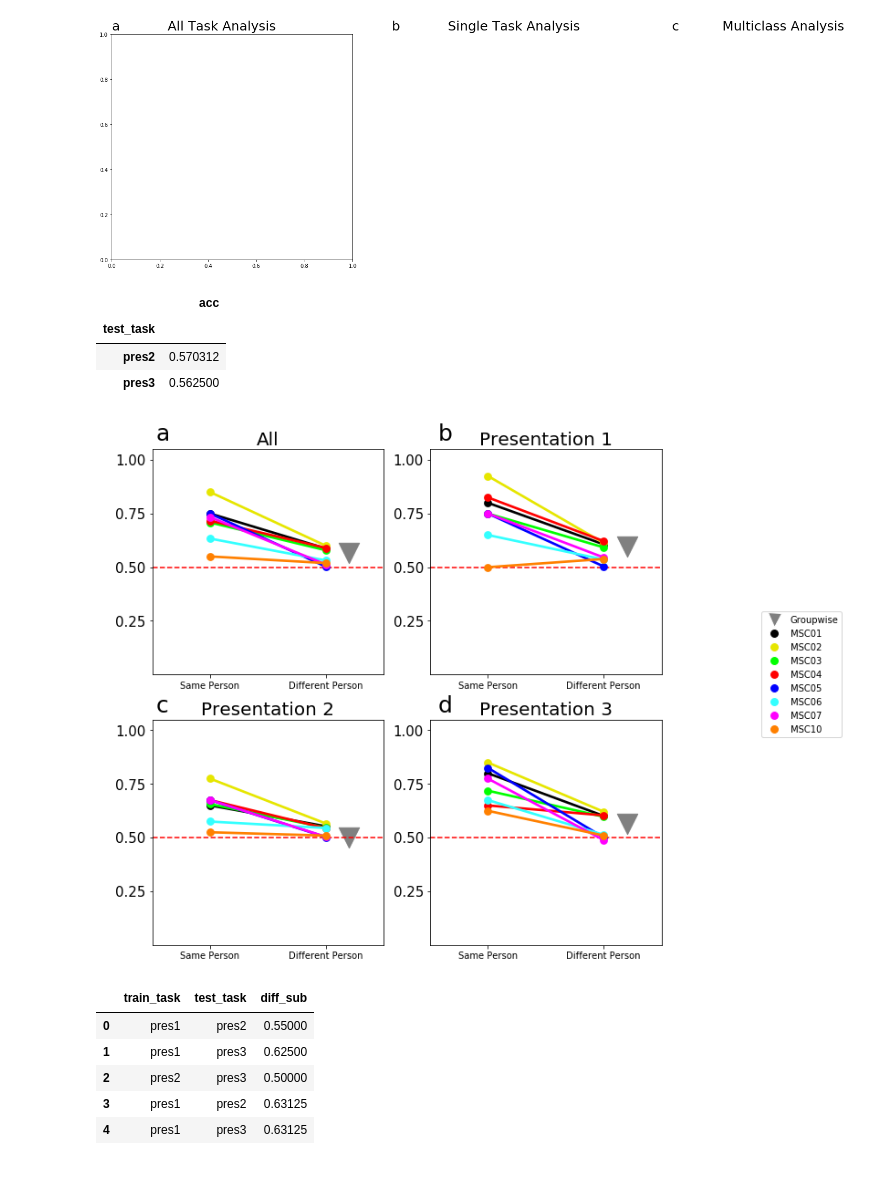
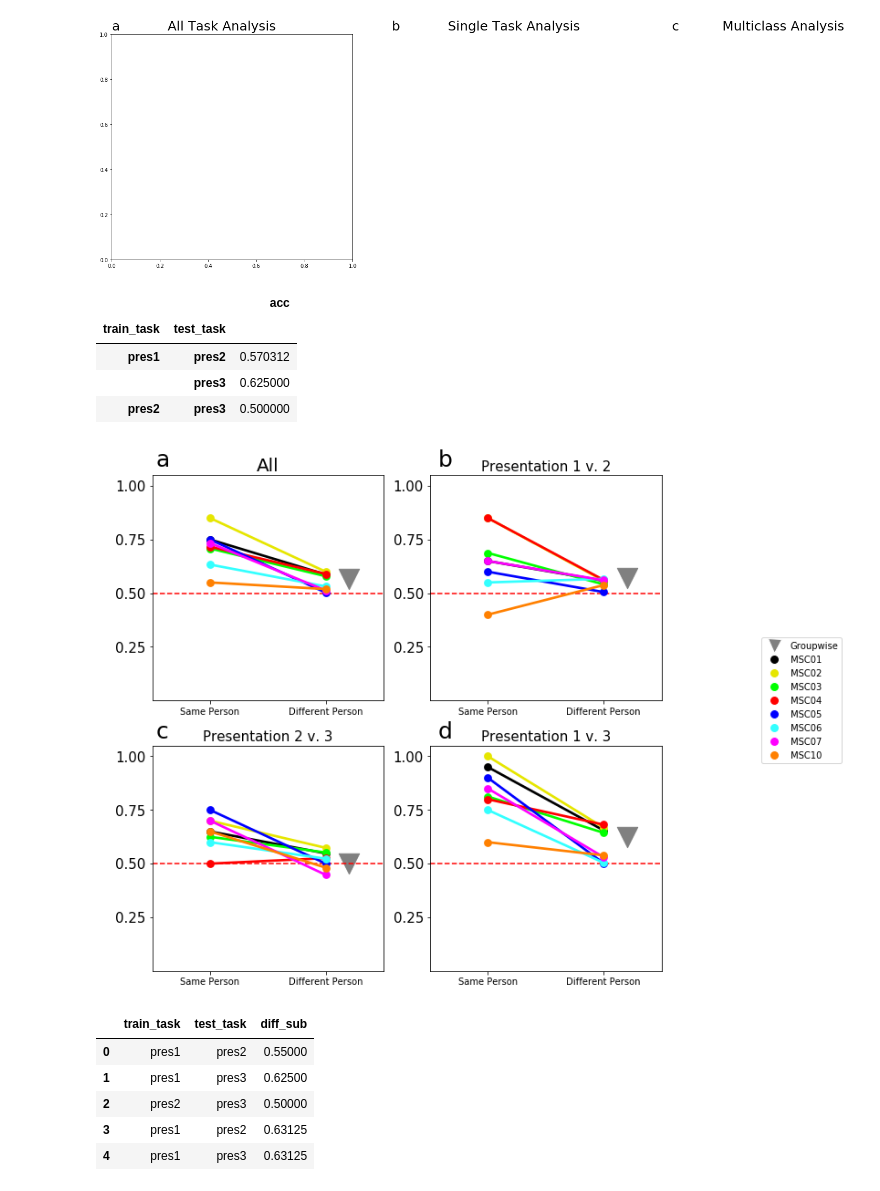
Before and after one commit to GrattonLab/Porteretal_taskprediction, a Jupyter notebook: code/pyScripts/Figures/FinalFigures.ipynb, the cells around one changed output. Cells and saved outputs as stored; diff of their text form; code cells hidden in the pictures.

```diff
--- a/code/pyScripts/Figures/FinalFigures.ipynb
+++ b/code/pyScripts/Figures/FinalFigures.ipynb
@@ -759,13 +761,14 @@ groupMemPres=gMem.groupby(['train_task','test_task']).mean()
 gMem_all = gMem.mean()
 pres3=groupMemPres.groupby(['test_task']).mean()
 # %%
-#groupMemPres.loc['pres1', 'groupwise']
-pres3=groupMemPres.groupby(['test_task']).mean()
+#groupMemPres.loc['pres1', 'pres2']
+groupMemPres
 # %% [output]
-|  | acc |
-| test_task |  |
-| pres2 | 0.570312 |
-| pres3 | 0.562500 |
+|  |  | acc |
+| train_task | test_task |  |
+| pres1 | pres2 | 0.570312 |
+|  | pres3 | 0.625000 |
+| pres2 | pres3 | 0.500000 |
 # %%
 #sns.set(rc={"figure.figsize": (6, 6)})
 #np.random.seed(sum(map(ord, "palettes")))
@@ -785,9 +788,9 @@ MSCList=['1','2','3','4','5','6','7','10']
 MSC_colors=np.array([[0, 0, 0],[0.9, 0.9, 0],[0, 1, 0],[1, 0, 0],[0, 0, 1],[0.2, 1, 1],[1, 0, 1],[1, 0.5, 0]])
 MSCdict=dict(zip(MSCList, [mcolors.to_rgba(m) for m in MSC_colors]))
 mcolors.get_named_colors_mapping().update(MSCdict)
-pres1_idx=np.where((SS_f['train_task']=='pres1')|(SS_f['test_task']=='pres1'))
-pres2_idx=np.where((SS_f['train_task']=='pres2')| (SS_f['test_task']=='pres2'))
-pres3_idx=np.where((SS_f['train_task']=='pres3')|(SS_f['test_task']=='pres3'))
+pres1_idx=np.where((SS_f['train_task']=='pres1')&(SS_f['test_task']=='pres2'))
+pres2_idx=np.where((SS_f['train_task']=='pres2')& (SS_f['test_task']=='pres3'))
+pres3_idx=np.where((SS_f['train_task']=='pres1')&(SS_f['test_task']=='pres3'))
 
 
 fig.text(.13, .893, 'a',fontsize=25)
@@ -811,12 +814,12 @@ ax.axhline(.5, ls='--',color='red')
 
 #Presentation1
 ax1=fig.add_subplot(gs00[0,1])
-ax1.scatter(x=1.2,y=groupMemPres.loc['pres1'].mean().acc,s=500,color='gray',marker="v")
+ax1.scatter(x=1.2,y=groupMemPres.loc['pres1','pres2'].acc,s=500,color='gray',marker="v")
 
 ax=sns.pointplot(x="Analysis",y="acc", hue="train_sub", ci=None, data=SS_f.loc[pres1_idx], ax=ax1, order=['same_sub','diff_sub'], color='r', palette=['1','2','3','4','5','6','7','10'])
 ax.set_xticklabels(['Same Person','Different Person'])
 ax.legend_.remove()
-ax.set_title('Presentation 1', fontsize=20, pad=5)
+ax.set_title('Presentation 1 v. 2', fontsize=15, pad=5)
 plt.xlabel('')
 plt.ylabel(' ')
 #y=[.5,.75,1.0]
@@ -830,43 +833,43 @@ ax.axhline(.5, ls='--',color='red')
 
 #Presentation2
 ax2=fig.add_subplot(gs00[1,0])
-ax2.scatter(x=1.2,y=groupMemPres.loc['pres2'].mean().acc,s=500,color='gray',marker="v")
+ax2.scatter(x=1.2,y=groupMemPres.loc['pres2','pres3'].acc,s=500,color='gray',marker="v")
 
 ax=sns.pointplot(x="Analysis",y="acc", hue="train_sub", ci=None, data=SS_f.loc[pres2_idx], ax=ax2, order=['same_sub','diff_sub'], color='r', palette=['1','2','3','4','5','6','7','10'])
 ax.set_xticklabels(['Same Person','Different Person'])
 ax.legend_.remove()
-ax.set_title('Presentation 2', fontsize=20, pad=5)
+ax.set_title('Presentation 2 v. 3', fontsize=15, pad=5)
 plt.xlabel('')
 plt.ylabel(' ')
 #y=[.5,.75,1.0]
 plt.yticks(y)
 ax.set(ylim=(0, 1.05))
 ax.tick_params('y',labelsize=15)
 ax.axhline(.5, ls='--',color='red')
 
 
 #Presentation3
 ax3=fig.add_subplot(gs00[1,1])
-ax3.scatter(x=1.2,y=pres3.loc['pres3'].acc,s=500,color='gray',marker="v")
+ax3.scatter(x=1.2,y=groupMemPres.loc['pres1','pres3'].acc,s=500,color='gray',marker="v")
 ax=sns.pointplot(x="Analysis",y="acc", hue="train_sub", ci=None, data=SS_f.loc[pres3_idx], ax=ax3, order=['same_sub','diff_sub'], color='r', palette=['1','2','3','4','5','6','7','10'])
 ax.set_xticklabels(['Same Person','Different Person'])
 #ax.legend_.remove()
 #handles, labels = ax.get_legend_handles_labels()
 ax.legend(handles = legend, bbox_to_anchor = (1.8,1.5))
 #ax.legend(handles=handles[:], labels=labels[:],loc='upper right',fontsize='large', bbox_to_anchor=(1.5, 1.5))
-ax.set_title('Presentation 3', fontsize=20, pad=5)
+ax.set_title('Presentation 1 v. 3', fontsize=15, pad=5)
 plt.xlabel('')
 plt.ylabel(' ')
 #y=[.5,.75,1.0]
 plt.yticks(y)
 ax.set(ylim=(0, 1.05))
 ax.tick_params('y',labelsize=15)
 ax.axhline(.5, ls='--',color='red')
 
 
 plt.savefig(figsDir+'groupwise_diffSub_point_plots.png', bbox_inches='tight')
 # %% [output]
-[figure, old version]
+[figure, new version]
 # %%
 memSep=pd.read_csv(thisDir+'Ridge/single_task/sep_mem_pres_accCG.csv',usecols=['train_sub','train_task','test_task','test_sub','same_sub','diff_sub'])
 #SS=memSep.loc[336:]
```
Also changed, not shown: parts of 2 cells of this notebook, 5 other files.
